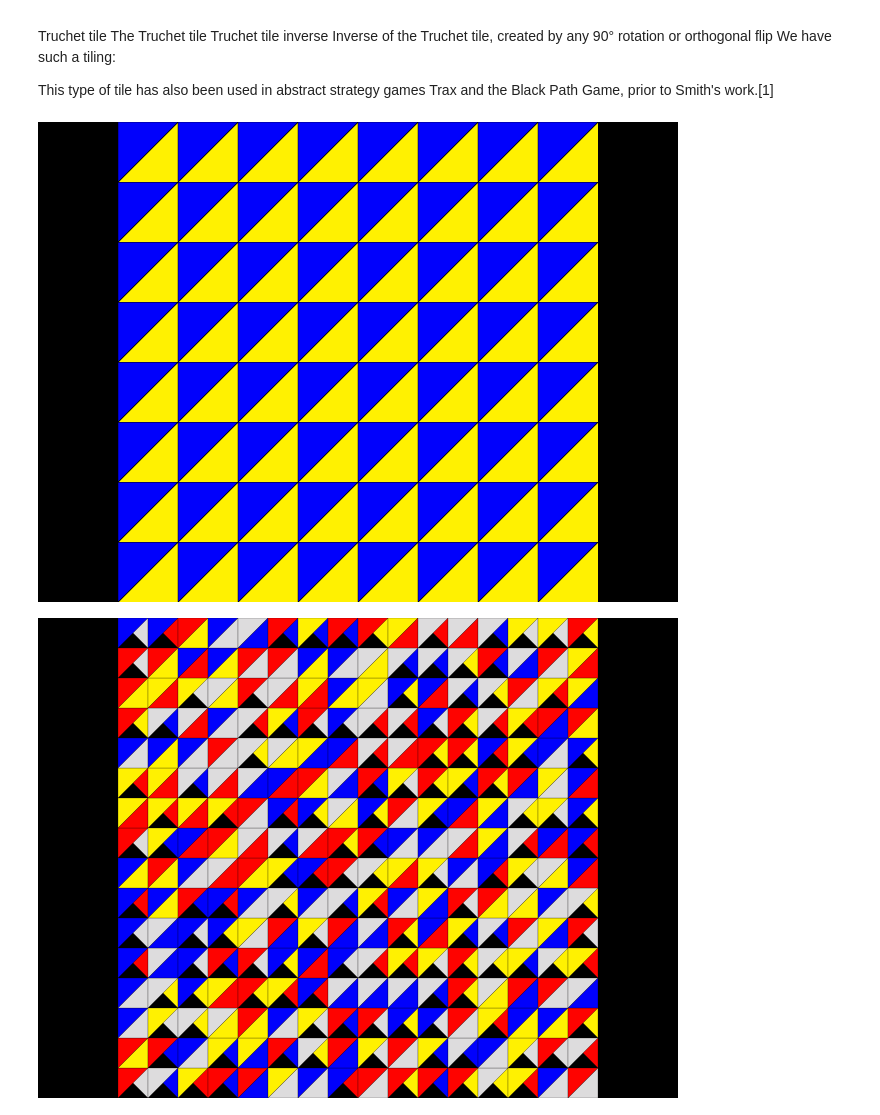
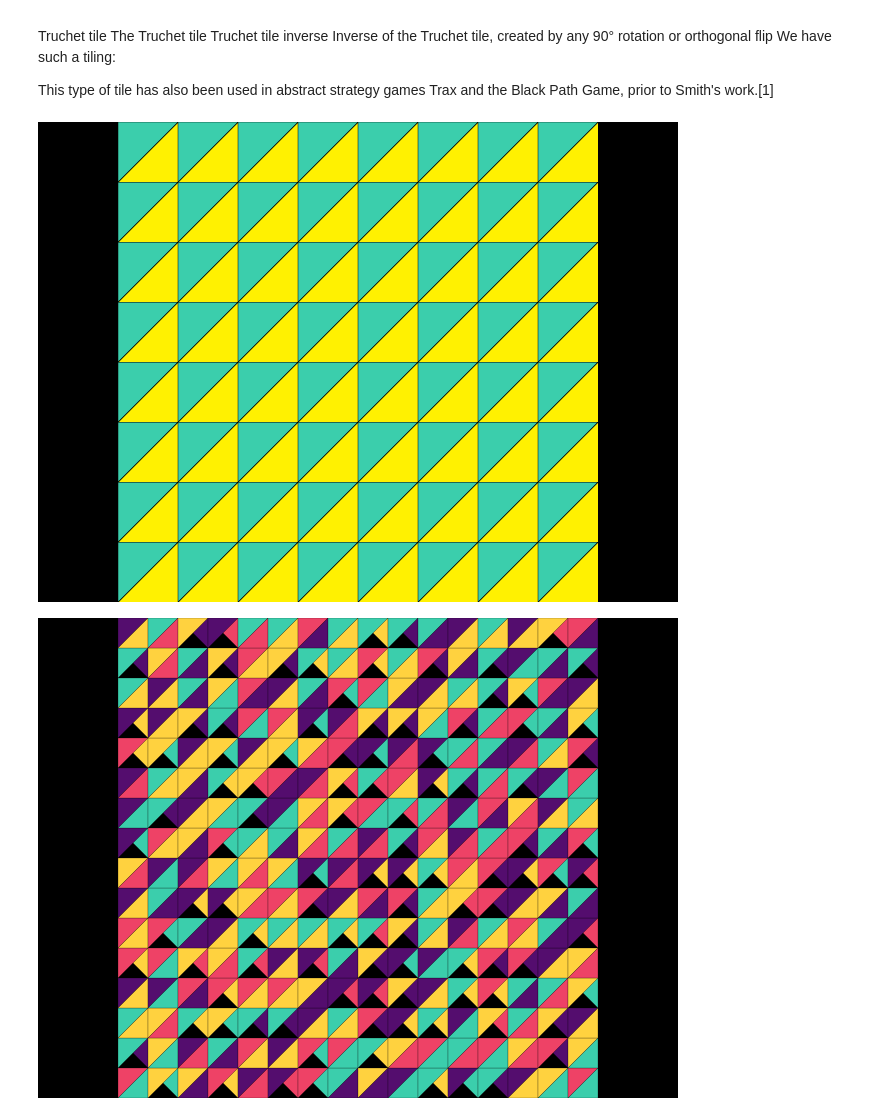
Before and after one commit to deepdk/plotnine_contest_2025, a Jupyter notebook: tiles.ipynb, the cells around one changed output. Saved outputs shown, nothing was run; the diff lists cells and outputs as text; code cells hidden in the pictures.

```diff
--- a/tiles.ipynb
+++ b/tiles.ipynb
@@ -76,7 +76,7 @@ df = convert_to_dataframe(tile_data)
 
 
 PALETTE_TWO = {
-    'dark_red': '#0101FC',       # red
+    'dark_red': '#3bceac',       # red
     'golden_yellow': '#FFF101'   # yellow
 }
 
@@ -97,9 +97,9 @@ plot = (
 
 plot
 # %% [output]
-[figure, old version]
+[figure, new version]
 # %%
-PALETTE = ['#FE0300', '#FFF101', '#0101FC', '#DDDCDD']
+PALETTE = ["#540d6e", "#ee4266", "#ffd23f", "#3bceac"]
 
 def create_randomized_truchet_grid(grid_size=16, palette=PALETTE, seed=None):
     """Create randomized Truchet tiles with random diagonal orientation and colors from a palette."""
@@ -159,32 +159,32 @@ def convert_to_dataframe(tile_data):
                 'x': x,
                 'y': y,
                 'color': tile['color'],
                 'group': tile['group']
             })
     return pd.DataFrame(rows)
 
 
 tile_data = create_randomized_truchet_grid(16, palette=PALETTE, seed=None)
 df = convert_to_dataframe(tile_data)
 
 
 plot = (
     ggplot(df, aes('x', 'y', group='group', fill='color'))
     + geom_polygon(color='black', size=0.1)
     + scale_fill_identity()
     + coord_equal()
     + theme_void()
     + theme(
         legend_position='none',
         plot_background=element_rect(fill='black'),
         panel_background=element_rect(fill='black')
     )
     + scale_x_continuous(expand=(0, 0), limits=(0, 16))
     + scale_y_continuous(expand=(0, 0), limits=(0, 16))
 )
 
 
 plot
 # %% [output]
-[figure, old version]
+[figure, new version]
 # %%
```
Also changed, not shown: parts of 1 cell of this notebook.
